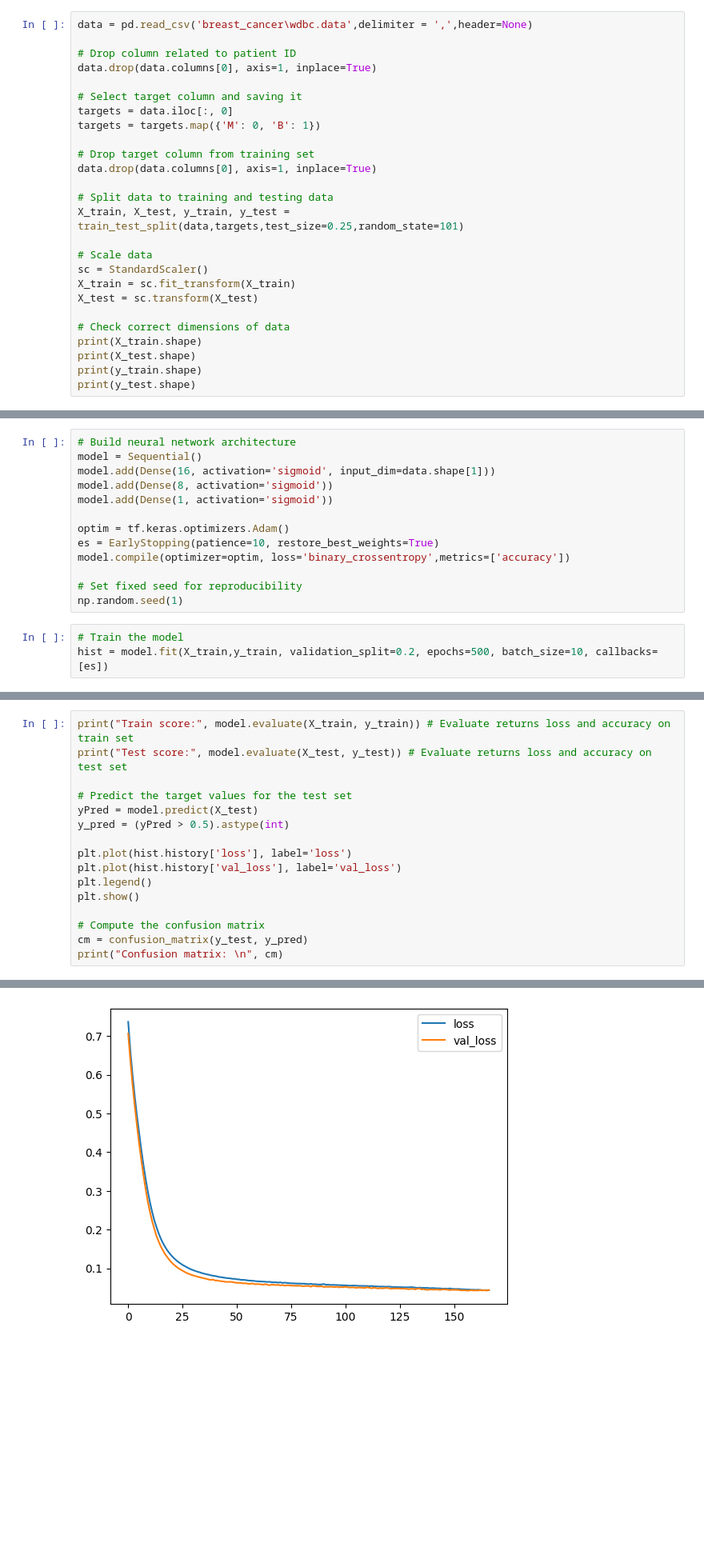
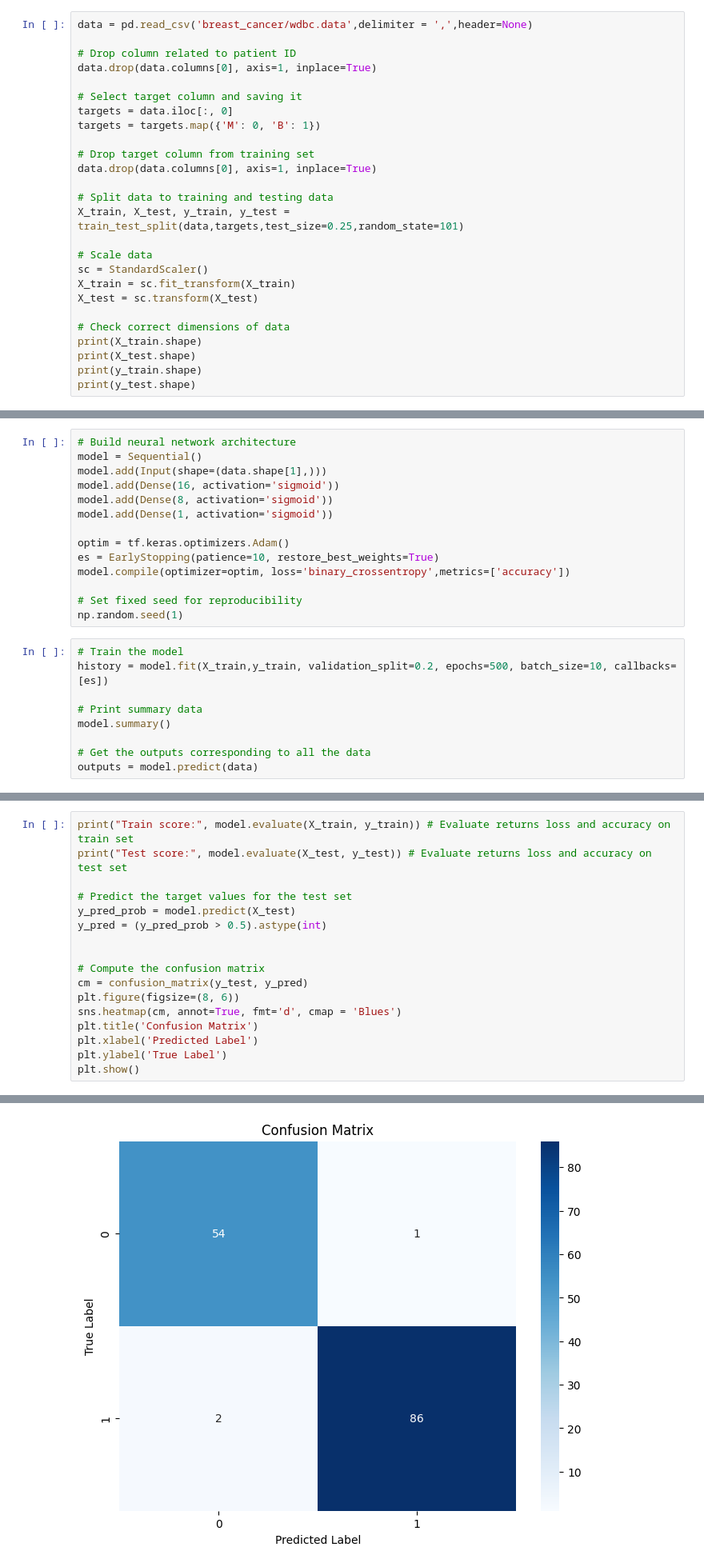
Before and after one commit to mrtelisa/ML1_Ass_4, a Jupyter notebook: optional_task/optional_exercise.ipynb, the cells around one changed output, grey strips where cells are left out. Shown at 80% size. Cells and saved outputs as stored; diff of their text form; blank space fills up the shorter version.

Commit message:
Added some graphs + minor changes to the code

```diff
--- a/optional_task/optional_exercise.ipynb
+++ b/optional_task/optional_exercise.ipynb
@@ -14,7 +14,7 @@ from sklearn.model_selection import train_test_split # For Spliting data to trai
 from sklearn.metrics import confusion_matrix
 from sklearn.preprocessing import StandardScaler
 # %%
-data = pd.read_csv('breast_cancer\wdbc.data',delimiter = ',',header=None)
+data = pd.read_csv('breast_cancer/wdbc.data',delimiter = ',',header=None)
 
 # Drop column related to patient ID
 data.drop(data.columns[0], axis=1, inplace=True)
@@ -58,7 +47,8 @@ wdbc.data               [ <=>                ] 121.19K  --.-KB/s    in 0.07s
 # %%
 # Build neural network architecture
 model = Sequential()
-model.add(Dense(16, activation='sigmoid', input_dim=data.shape[1]))
+model.add(Input(shape=(data.shape[1],)))
+model.add(Dense(16, activation='sigmoid'))
 model.add(Dense(8, activation='sigmoid'))
 model.add(Dense(1, activation='sigmoid'))
 
@@ -70,6 +60,12 @@ model.compile(optimizer=optim, loss='binary_crossentropy',metrics=['accuracy'])
 np.random.seed(1)
 # %%
 # Train the model
-hist = model.fit(X_train,y_train, validation_split=0.2, epochs=500, batch_size=10, callbacks=[es])
+history = model.fit(X_train,y_train, validation_split=0.2, epochs=500, batch_size=10, callbacks=[es])
+
+# Print summary data
+model.summary()
+
+# Get the outputs corresponding to all the data
+outputs = model.predict(data)
 # %% [output]
 Epoch 1/500
@@ -112,15 +134,16 @@ print("Train score:", model.evaluate(X_train, y_train)) # Evaluate returns loss
 print("Test score:", model.evaluate(X_test, y_test)) # Evaluate returns loss and accuracy on test set
 
 # Predict the target values for the test set
-yPred = model.predict(X_test)
-y_pred = (yPred > 0.5).astype(int)
+y_pred_prob = model.predict(X_test)
+y_pred = (y_pred_prob > 0.5).astype(int)
 
-plt.plot(hist.history['loss'], label='loss')
-plt.plot(hist.history['val_loss'], label='val_loss')
-plt.legend()
-plt.show()
 
 # Compute the confusion matrix
 cm = confusion_matrix(y_test, y_pred)
-print("Confusion matrix: \n", cm)
+plt.figure(figsize=(8, 6))
+sns.heatmap(cm, annot=True, fmt='d', cmap = 'Blues')
+plt.title('Confusion Matrix')
+plt.xlabel('Predicted Label')
+plt.ylabel('True Label')
+plt.show()
 # %% [output]
@@ -132 +155 @@ Test score: [0.0654878318309784, 0.9790209531784058]
-[figure, old version]
+[figure, new version]
```
Also changed, not shown: parts of 8 cells of this notebook.
